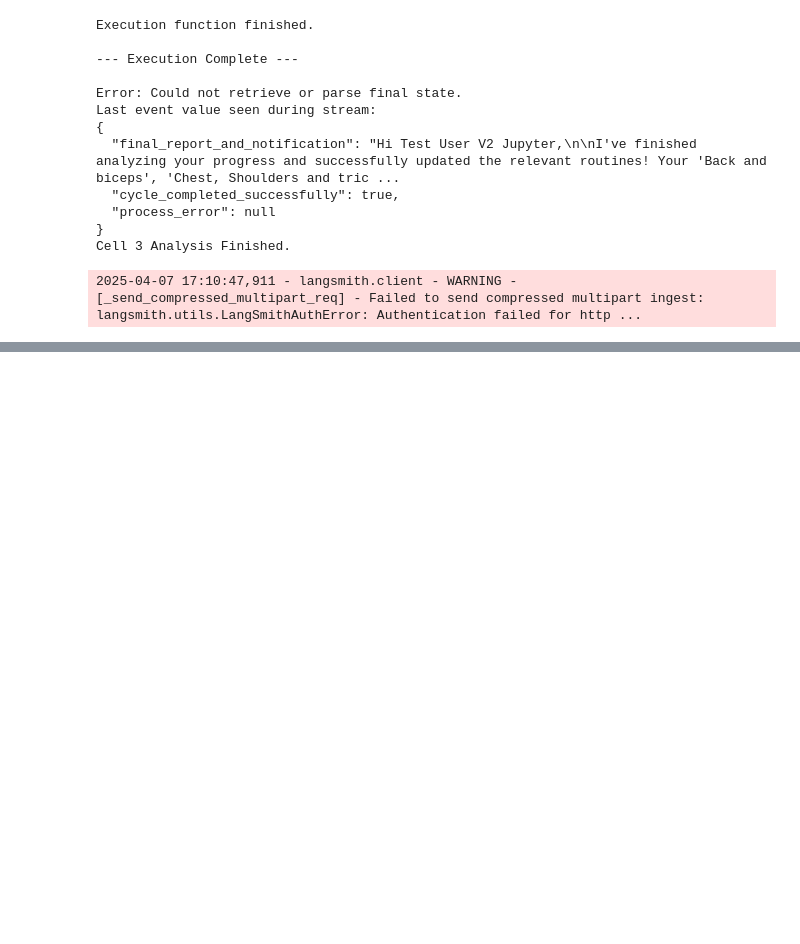
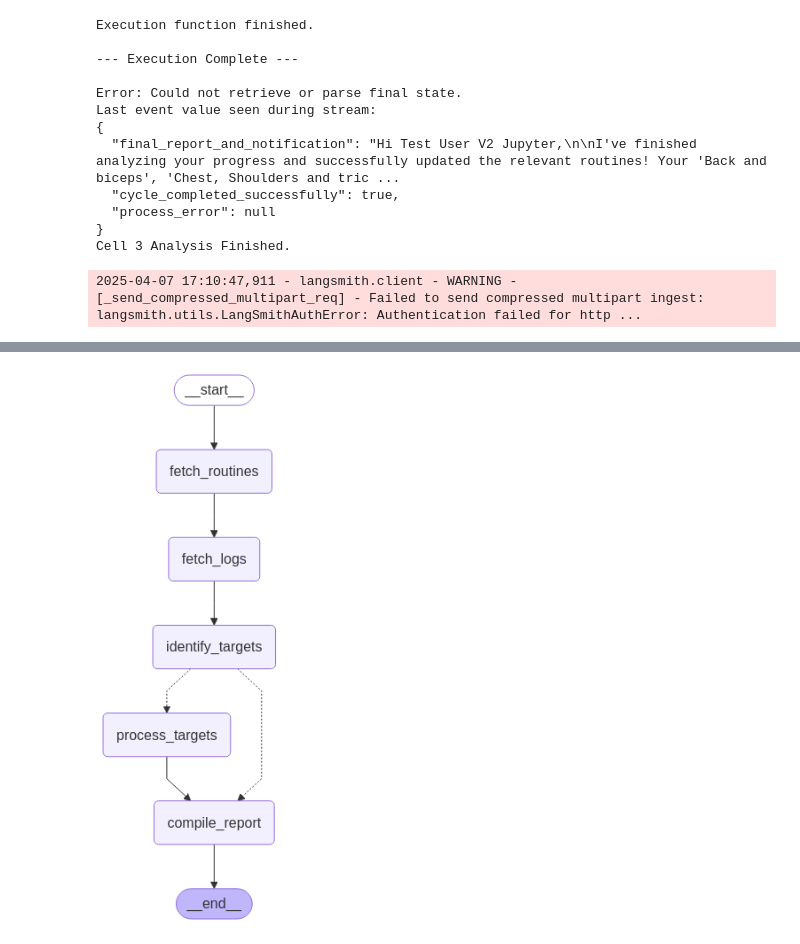
Before and after one commit to Pranavbp525/PersonalTrainerAI, a Jupyter notebook: src/chatbot/experiments.ipynb, the cells around one changed output, grey strips where cells are left out. Cells and saved outputs as stored; diff of their text form; code cells hidden in the pictures; blank space fills up the shorter version.

```diff
--- a/src/chatbot/experiments.ipynb
+++ b/src/chatbot/experiments.ipynb
@@ -4834,0 +4858,4 @@ Cell 3 Analysis Finished.
+# %%
+display(Image(progress.get_graph().draw_mermaid_png()))
+# %% [output]
+[figure, added]
```
Also changed, not shown: parts of 6 cells of this notebook, 13 other files.
